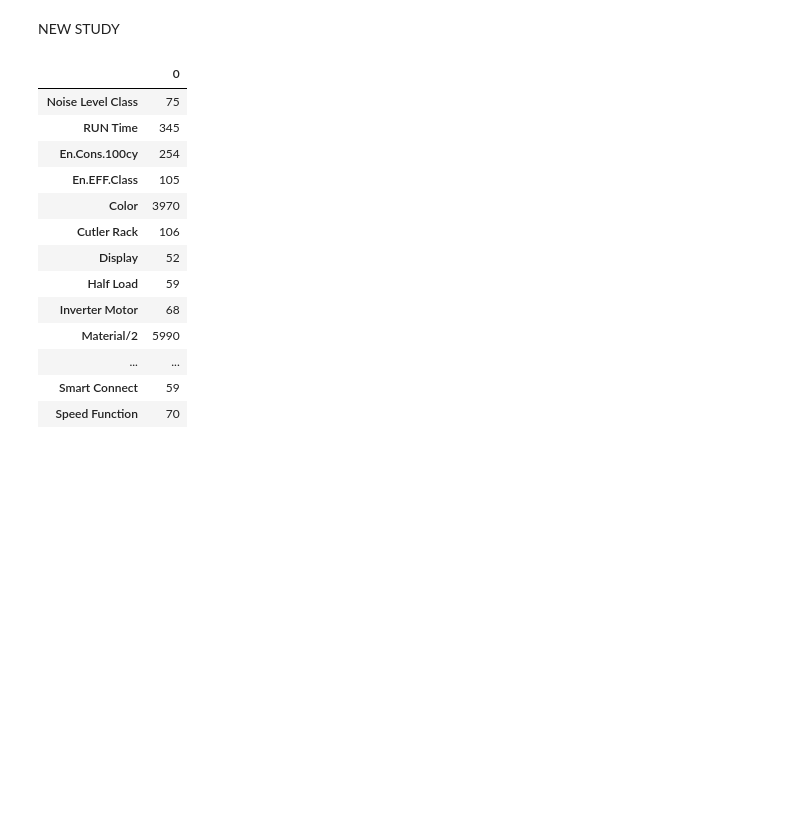
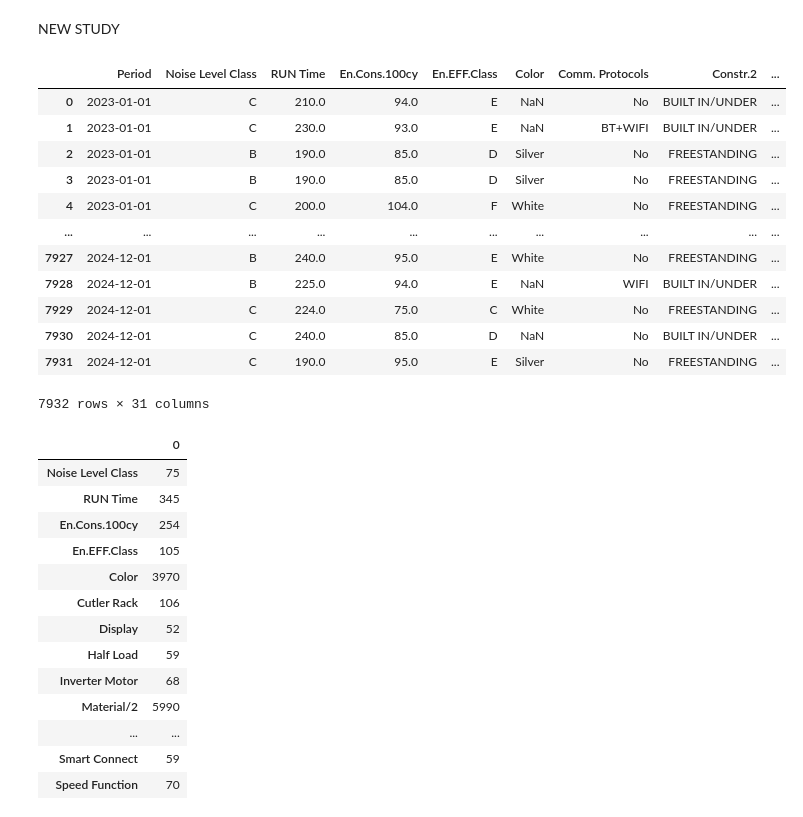
Before and after one commit to korkutanapa/stat571, a Jupyter notebook: stat571_project.ipynb, the cells around one changed output. Drawn from its saved outputs; the diff is of its cells as text; code cells hidden in the pictures; blank space fills up the shorter version.

```diff
--- a/stat571_project.ipynb
+++ b/stat571_project.ipynb
@@ -1127,6 +1127,22 @@ file_path = "/content/X_stat_571.xlsx"
 
 # Read the first sheet (default)
 df = pd.read_excel(file_path)
+# %%
+df
+# %% [output]
+|  | Period | Noise Level Class | RUN Time | En.Cons.100cy | En.EFF.Class | Color | Comm. Protocols | Constr.2 | ... |
+| 0 | 2023-01-01 | C | 210.0 | 94.0 | E | NaN | No | BUILT IN/UNDER | ... |
+| 1 | 2023-01-01 | C | 230.0 | 93.0 | E | NaN | BT+WIFI | BUILT IN/UNDER | ... |
+| 2 | 2023-01-01 | B | 190.0 | 85.0 | D | Silver | No | FREESTANDING | ... |
+| 3 | 2023-01-01 | B | 190.0 | 85.0 | D | Silver | No | FREESTANDING | ... |
+| 4 | 2023-01-01 | C | 200.0 | 104.0 | F | White | No | FREESTANDING | ... |
+| ... | ... | ... | ... | ... | ... | ... | ... | ... | ... |
+| 7927 | 2024-12-01 | B | 240.0 | 95.0 | E | White | No | FREESTANDING | ... |
+| 7928 | 2024-12-01 | B | 225.0 | 94.0 | E | NaN | WIFI | BUILT IN/UNDER | ... |
+| 7929 | 2024-12-01 | C | 224.0 | 75.0 | C | White | No | FREESTANDING | ... |
+| 7930 | 2024-12-01 | C | 240.0 | 85.0 | D | NaN | No | BUILT IN/UNDER | ... |
+| 7931 | 2024-12-01 | C | 190.0 | 95.0 | E | Silver | No | FREESTANDING | ... |
+7932 rows × 31 columns
 # %%
 # Ensure 'Period' is in month-year format
 df['Period'] = df['Period'].dt.to_period('M')
```
Also changed, not shown: parts of 11 cells of this notebook.
